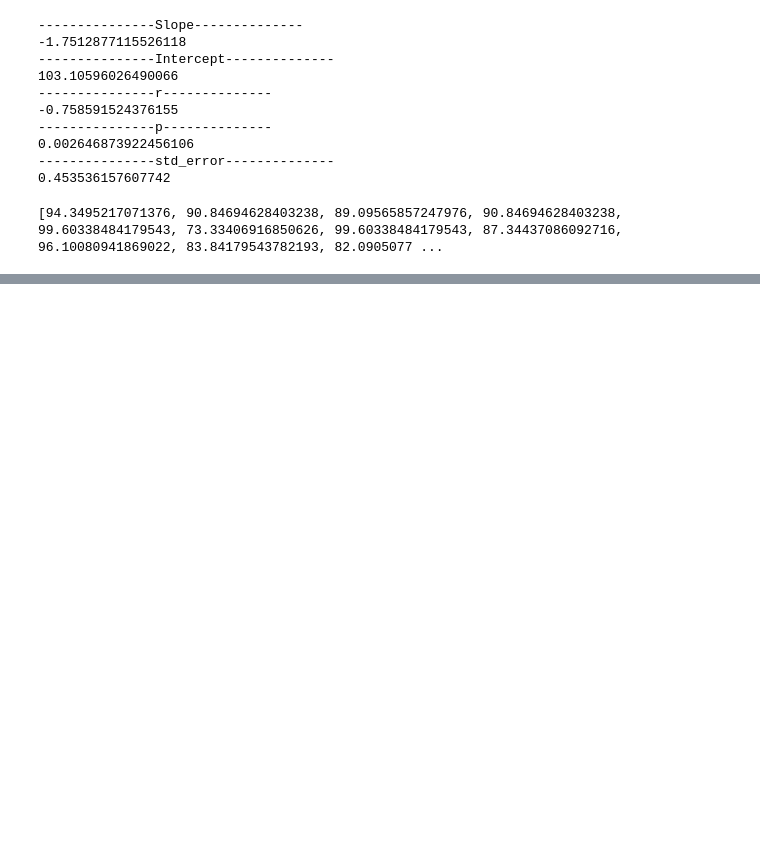
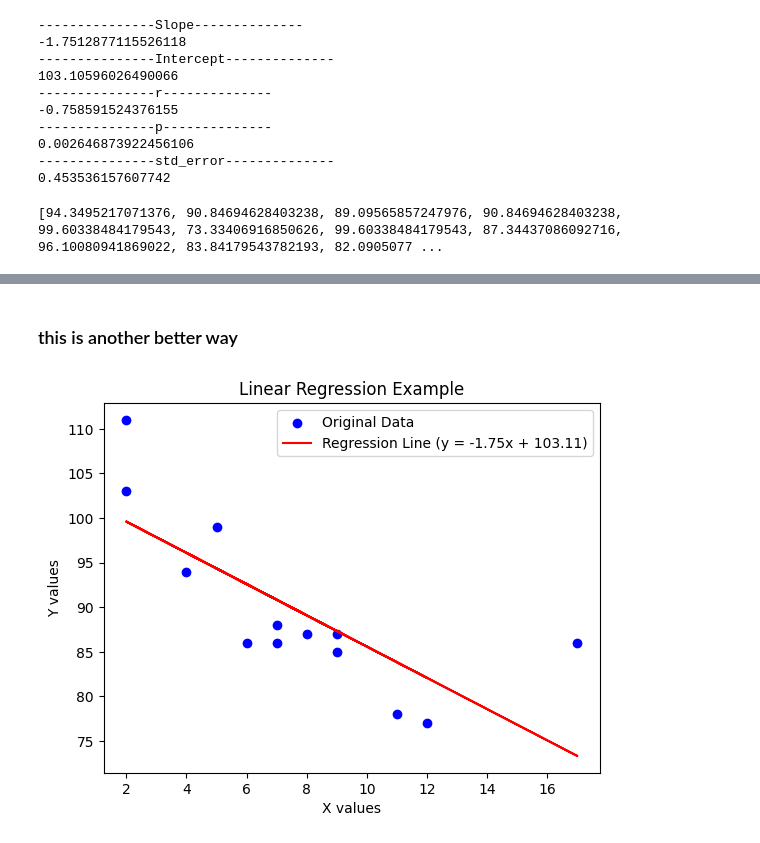
Before and after one commit to SohailDad/ML-Python, a Jupyter notebook: practice/Linear_regression.ipynb, the cells around one changed output, grey strips where cells are left out. Drawn from its saved outputs; the diff is of its cells as text; code cells hidden in the pictures; blank space fills up the shorter version.

```diff
--- a/practice/Linear_regression.ipynb
+++ b/practice/Linear_regression.ipynb
@@ -44,0 +50,29 @@ plt.scc
+# %% [markdown]
+### this is another better way
+# %%
+import numpy as np
+import matplotlib.pyplot as plt
+from scipy.stats import linregress
+
+# Data points
+x = np.array([5,7,8,7,2,17,2,9,4,11,12,9,6])
+y = np.array([99,86,87,88,111,86,103,87,94,78,77,85,86])
+
+# Perform linear regression
+slope, intercept, r, p, std_err = linregress(x, y)
+
+# Generate predicted y-values
+y_pred = slope * x + intercept
+
+# Plot the data and regression line
+plt.scatter(x, y, label="Original Data", color="blue")
+plt.plot(x, y_pred, label=f"Regression Line (y = {slope:.2f}x + {intercept:.2f})", color="red")
+
+# Labels and title
+plt.xlabel("X values")
+plt.ylabel("Y values")
+plt.title("Linear Regression Example")
+plt.legend()
+plt.show()
+# %% [output]
+[figure, added]
```
Also changed, not shown: parts of 2 cells of this notebook.
